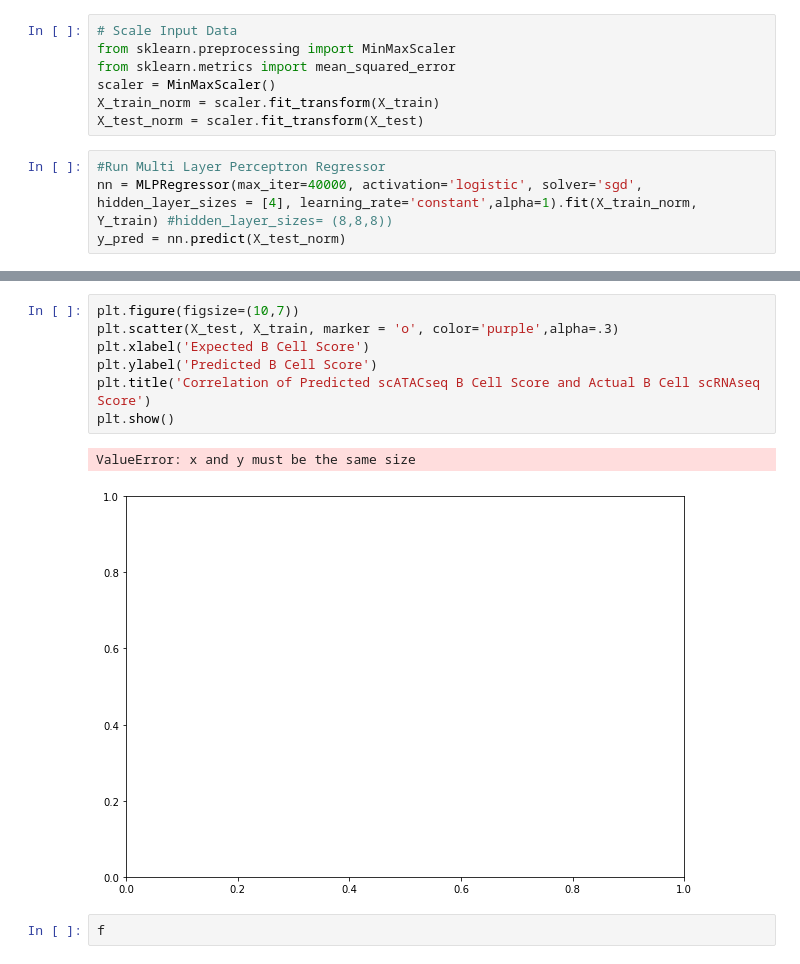
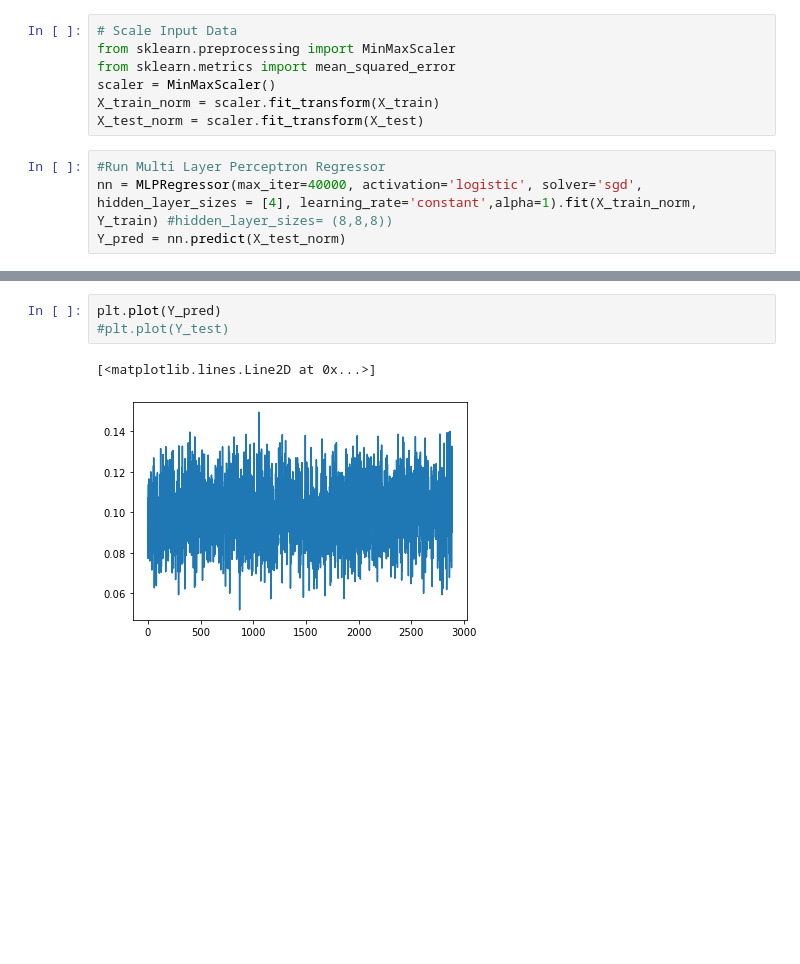
Before and after one commit to the-rich-piana/BioInfo-Notes, a Jupyter notebook: predict_cell_type.ipynb, the cells around one changed output, grey strips where cells are left out. Drawn from its saved outputs; the diff is of its cells as text; blank space fills up the shorter version.

```diff
--- a/predict_cell_type.ipynb
+++ b/predict_cell_type.ipynb
@@ -256,7 +274,7 @@ X_test_norm = scaler.fit_transform(X_test)
 # %%
 #Run Multi Layer Perceptron Regressor
 nn = MLPRegressor(max_iter=40000, activation='logistic', solver='sgd', hidden_layer_sizes = [4], learning_rate='constant',alpha=1).fit(X_train_norm, Y_train) #hidden_layer_sizes= (8,8,8))
-y_pred = nn.predict(X_test_norm)
+Y_pred = nn.predict(X_test_norm)
 # %%
 scaler = preprocessing.StandardScaler().fit(X_train)
 
@@ -279,12 +288,6 @@ plt.show()
-# %%
-plt.figure(figsize=(10,7))
-plt.scatter(X_test, X_train, marker = 'o', color='purple',alpha=.3)
-plt.xlabel('Expected B Cell Score')
-plt.ylabel('Predicted B Cell Score')
-plt.title('Correlation of Predicted scATACseq B Cell Score and Actual B Cell scRNAseq Score')
-plt.show()
-# %% [output]
-ValueError: x and y must be the same size
-[figure, removed]
-# %%
-f
+# %%
+plt.plot(Y_pred)
+#plt.plot(Y_test)
+# %% [output]
+[<matplotlib.lines.Line2D at 0x...>]
+[figure, added]
```
Also changed, not shown: parts of 13 cells of this notebook.
